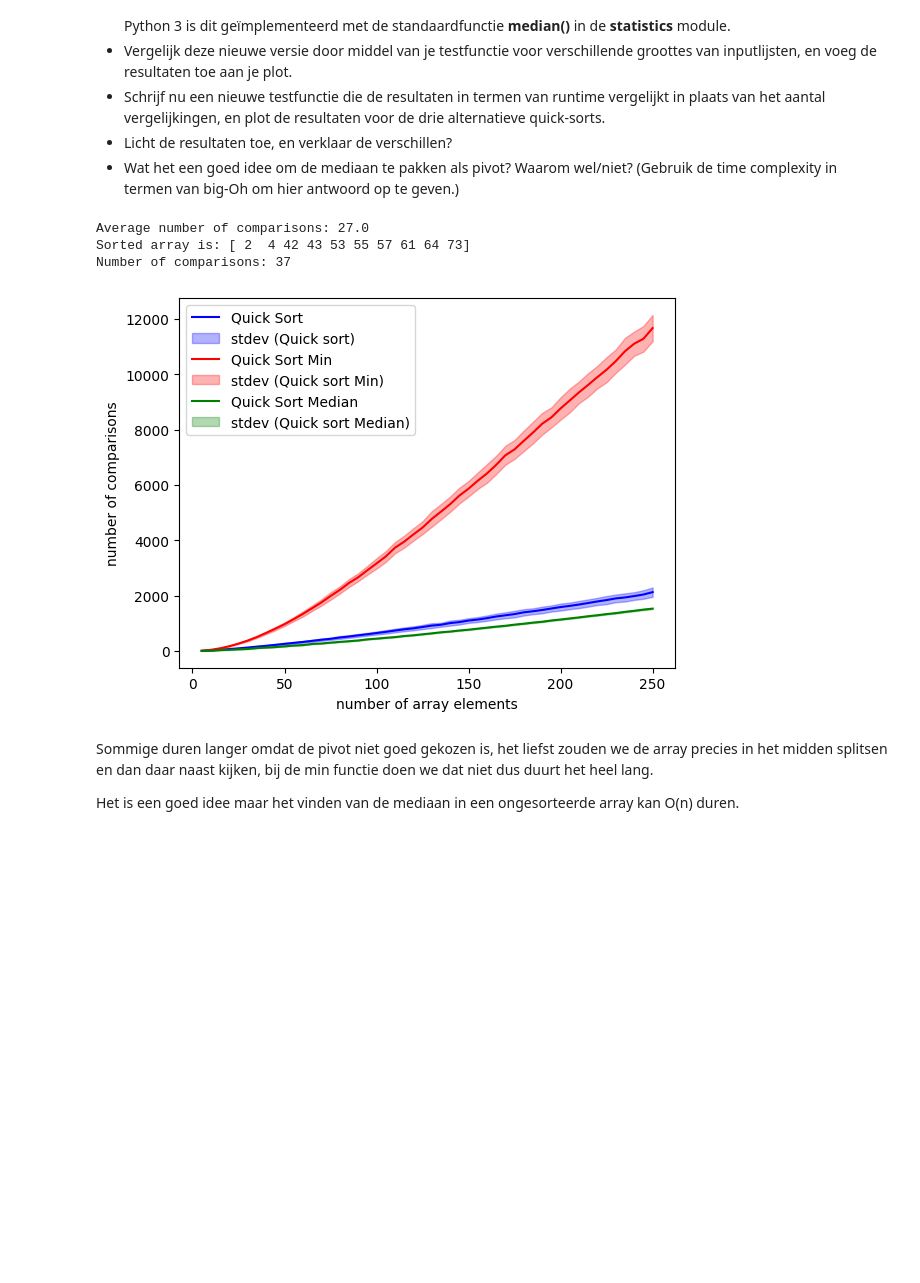
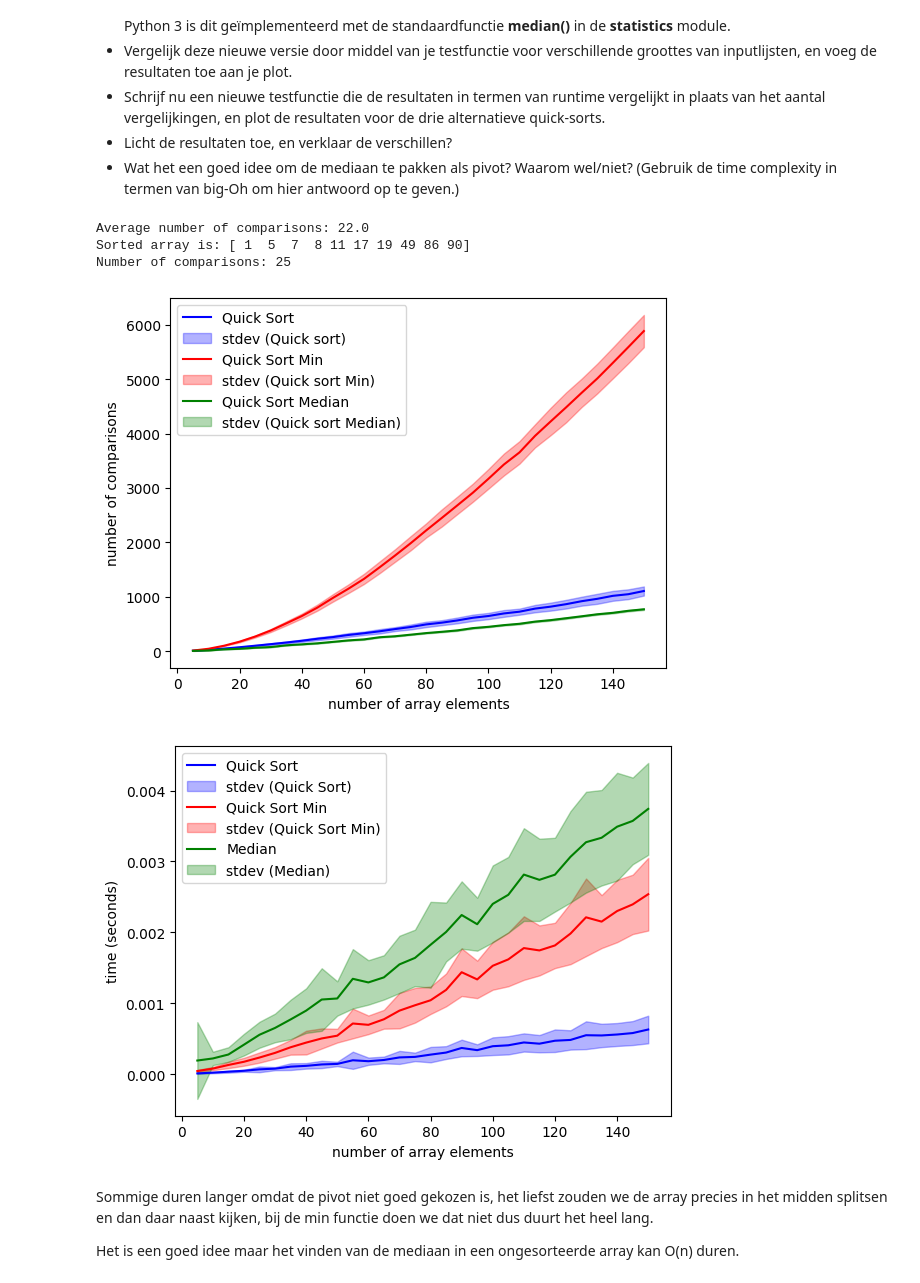
Before and after one commit to LFGaming/ALDS, a Jupyter notebook: ALDS2 - Containers, Searching & Sorting.ipynb, the cells around one changed output. Saved outputs shown, nothing was run; the diff lists cells and outputs as text; code cells hidden in the pictures; blank space fills up the shorter version.

```diff
--- a/ALDS2 - Containers, Searching & Sorting.ipynb
+++ b/ALDS2 - Containers, Searching & Sorting.ipynb
@@ -194,6 +194,7 @@ def quicksort_min(a, lo, hi):
 def partition_min(a, lo, hi):
     # Find the minimum value and its index
     min_val = min(a[lo:hi+1])
+    # Find the index of the minimum value in the subarray a[lo:hi+1]
     min_index = np.argmin(a[lo:hi+1]) + lo  # add 'lo' to get the correct index in the original array
 
     # Swap the minimum value with the value at hi
@@ -213,6 +214,7 @@ def partition_min(a, lo, hi):
 def partition_median(a, lo, hi):
     # Find the median value and its index
     median_val = np.median(a[lo:hi+1])
+    # Get indices of elements in the subarray a[lo:hi+1] that are equal to median_val
     median_indices = np.where(a[lo:hi+1] == median_val)[0]
     if median_indices.size > 0:
         median_index = median_indices[0] + lo  # add 'lo' to get the correct index in the original array
@@ -267,7 +269,7 @@ print(f"Number of comparisons: {comparisons}")
 
 mean_comparisons = []
 stdev_comparisons = []
-meetpunten = list(range(5, 251, 5))
+meetpunten = list(range(5, 151, 5))
 mean_comparisons_min = []
 stdev_comparisons_min = []
 mean_comparisons_median = []
@@ -305,37 +307,102 @@ plt.fill_between(
     meetpunten,
     np.array(mean_comparisons) - np.array(stdev_comparisons),
     np.array(mean_comparisons) + np.array(stdev_comparisons),
     color="b",
     alpha=0.3,
 )
 
 plt.plot(meetpunten, mean_comparisons_min, "r-")
 plt.fill_between(
     meetpunten,
     np.array(mean_comparisons_min) - np.array(stdev_comparisons_min),
     np.array(mean_comparisons_min) + np.array(stdev_comparisons_min),
     color="r",
     alpha=0.3,
 )
 
 plt.plot(meetpunten, mean_comparisons_median, "g-")
 plt.fill_between(
     meetpunten,
     np.array(mean_comparisons_median) - np.array(stdev_comparisons_median),
     np.array(mean_comparisons_median) + np.array(stdev_comparisons_median),
     color="g",
     alpha=0.3,
 )
 
 plt.xlabel("number of array elements")
 plt.ylabel("number of comparisons")
 plt.legend(["Quick Sort", "stdev (Quick sort)", "Quick Sort Min", "stdev (Quick sort Min)", "Quick Sort Median", "stdev (Quick sort Median)"], loc="upper left")
 plt.show()
+
+mean_std_max = []
+stdev_std_max = []
+mean_my_max = []
+stdev_my_max = []
+mean_med_max = []
+stdev_med_max = []
+meetpunten = list(range(5, 151, 5))
+for i in meetpunten:
+    std = []
+    my = []
+    med = []
+    for j in range(200):  # vijftig metingen per datapunt
+        n = len(random_int_array(i))
+        arr = random_int_array(i)
+        t1 = time.perf_counter()
+        _, comp = quicksort(arr, 0, n-1)
+        t2 = time.perf_counter()
+        std.append(t2 - t1)
+        t1 = time.perf_counter()
+        _, comp = quicksort_min(arr, 0, n-1)
+        t2 = time.perf_counter()
+        my.append(t2 - t1)
+        t1 = time.perf_counter()
+        _, comp = quicksort_median(arr, 0, n-1)
+        t2 = time.perf_counter()
+        med.append(t2 - t1)
+    mean_std_max.append(stats.mean(std))
+    stdev_std_max.append(stats.stdev(std))
+    mean_my_max.append(stats.mean(my))
+    stdev_my_max.append(stats.stdev(my))
+    mean_med_max.append(stats.mean(med))
+    stdev_med_max.append(stats.stdev(med))
+
+# En dan de plot-code gemaakt met Matplotlib
+# Zie bijvoorbeeld de tutorial: https://matplotlib.org/tutorials/introductory/pyplot.html
+plt.plot(meetpunten, mean_std_max, "b-")
+plt.fill_between(
+    meetpunten,
+    np.array(mean_std_max) - np.array(stdev_std_max),
+    np.array(mean_std_max) + np.array(stdev_std_max),
+    color="b",
+    alpha=0.3,
+)
+plt.plot(meetpunten, mean_my_max, "r-")
+plt.fill_between(
+    meetpunten,
+    np.array(mean_my_max) - np.array(stdev_my_max),
+    np.array(mean_my_max) + np.array(stdev_my_max),
+    color="r",
+    alpha=0.3,
+)
+plt.plot(meetpunten, mean_med_max, "g-")
+plt.fill_between(
+    meetpunten,
+    np.array(mean_med_max) - np.array(stdev_med_max),
+    np.array(mean_med_max) + np.array(stdev_med_max),
+    color="g",
+    alpha=0.3,
+)
+plt.xlabel("number of array elements")
+plt.ylabel("time (seconds)")
+plt.legend(["Quick Sort", "stdev (Quick Sort)", "Quick Sort Min", "stdev (Quick Sort Min)", "Median", "stdev (Median)"], loc="upper left")
+plt.show()
 # %% [output]
-Average number of comparisons: 27.0
-Sorted array is: [ 2  4 42 43 53 55 57 61 64 73]
-Number of comparisons: 37
+Average number of comparisons: 22.0
+Sorted array is: [ 1  5  7  8 11 17 19 49 86 90]
+Number of comparisons: 25
-[figure, old version]
+[figure, new version]
+[figure, added]
 # %% [markdown]
 Sommige duren langer omdat de pivot niet goed gekozen is, het liefst zouden we de array precies in het midden splitsen en dan daar naast kijken, bij de min functie doen we dat niet dus duurt het heel lang.
 
```
Also changed, not shown: parts of 8 cells of this notebook.
